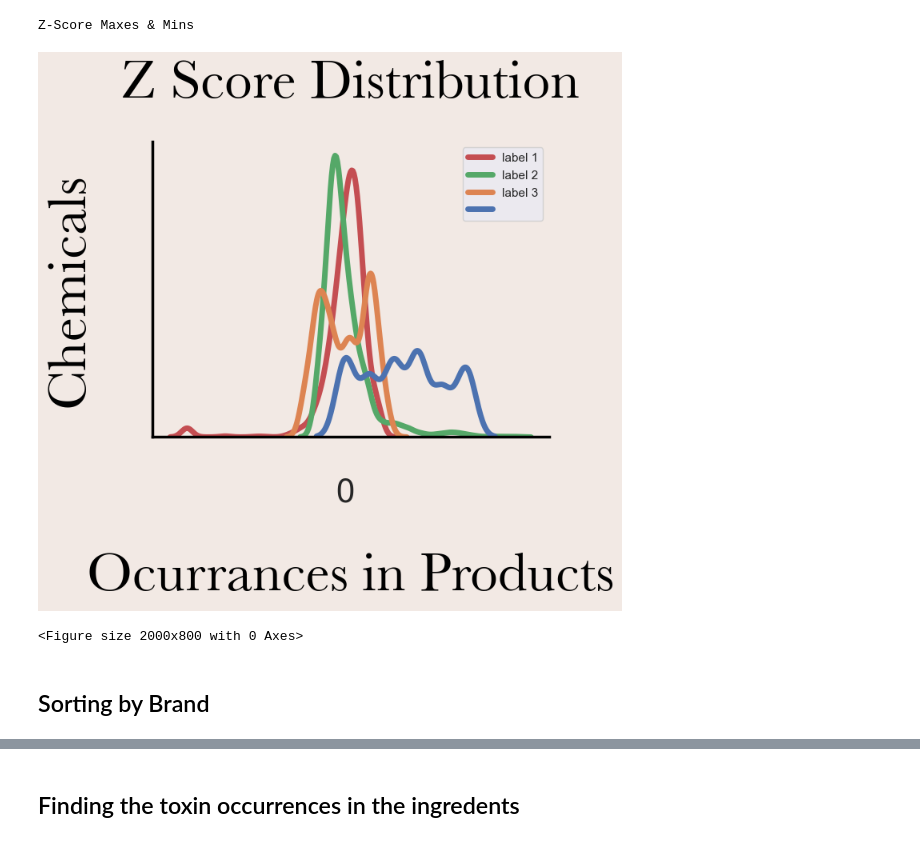
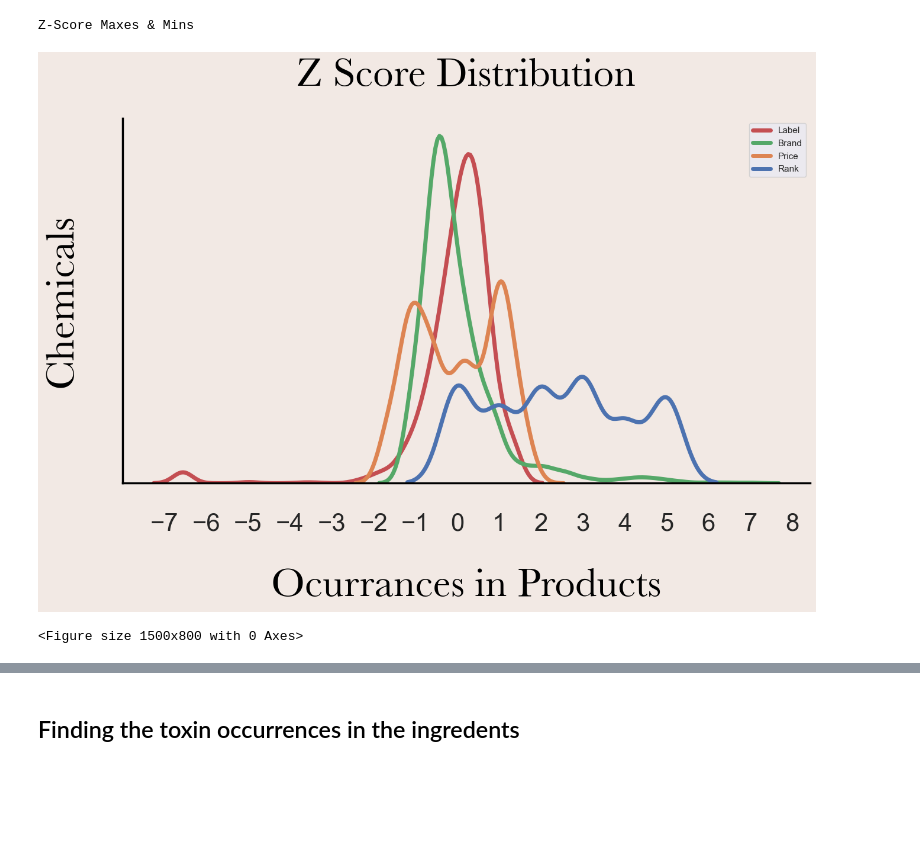
Before and after one commit to mahakanakala/toxins, a Jupyter notebook: notebooks/data_visuals.ipynb, the cells around one changed output, grey strips where cells are left out. Saved outputs shown, nothing was run; the diff lists cells and outputs as text; code cells hidden in the pictures; blank space fills up the shorter version.

```diff
--- a/notebooks/data_visuals.ipynb
+++ b/notebooks/data_visuals.ipynb
@@ -142,43 +159,41 @@ ax = sns.kdeplot(
 ax.set_title("Z-Score of Rank, Price, & Brand", size= 50)
 
 ax.set_xlabel("Z-Score", size = 25)
-#ax.set_xticklabels(ax.get_yticklabels(), size = 20)
+# ax.set_xticklabels(rotation=90, size = 20)
 
 ax.set_ylabel("Density", size = 25)
 #ax.set_yticklabels(ax.get_yticklabels(), size=20)
 ax.set_title('Z Score Distribution', fontdict=title_font, pad=40)
 
 #change to the y yaxis
-tick_spacing = 10
+tick_spacing = 1
 ax.xaxis.set_major_locator(ticker.MultipleLocator(tick_spacing))
 
-sns.set(rc={'figure.figsize':(20,8)})
+sns.set(rc={'figure.figsize':(15,8)})
 ax.set_xlabel("Ocurrances in Products", fontdict=title_font, labelpad=40)
 # ax.set_xticklabels(ax.get_xticklabels(), size =20)
 
 ax.set_ylabel("Chemicals", fontdict= title_font, labelpad=40)
 ax.set_yticklabels(ax.get_yticklabels(), size=25, fontdict=opt_font)
 #plt.text(50, 1, 'allergens, harmful to the environment, cause irritation', fontdict = opt_font)
 #styling the spines
 for spine in ['bottom', 'left']:
     ax.spines[spine].set_color('0')
     ax.spines[spine].set_linewidth(2.5)
 
 ax.grid(False)
 
 for spine in ['top', 'right']:
     ax.spines[spine].set_visible(False)
 
 ax.tick_params(axis='y', labelsize=30)
 ax.tick_params(axis='x', labelsize=30, pad=30)
 
-ax.legend(['label 1', 'label 2', 'label 3', ''])
+ax.legend(['Label', 'Brand', 'Price', 'Rank'])
 
 plt.show()
 
-plt.savefig("../reports/figures/low_hazard_chemicals.png", bbox_inches='tight')
+plt.savefig("../reports/figures/z_score.png", bbox_inches='tight')
 # %% [output]
-[figure, old version]
+[figure, new version]
-<Figure size 2000x800 with 0 Axes>
+<Figure size 1500x800 with 0 Axes>
-# %% [markdown]
-## Sorting by Brand
```
Also changed, not shown: parts of 15 cells of this notebook, 7 other files.
